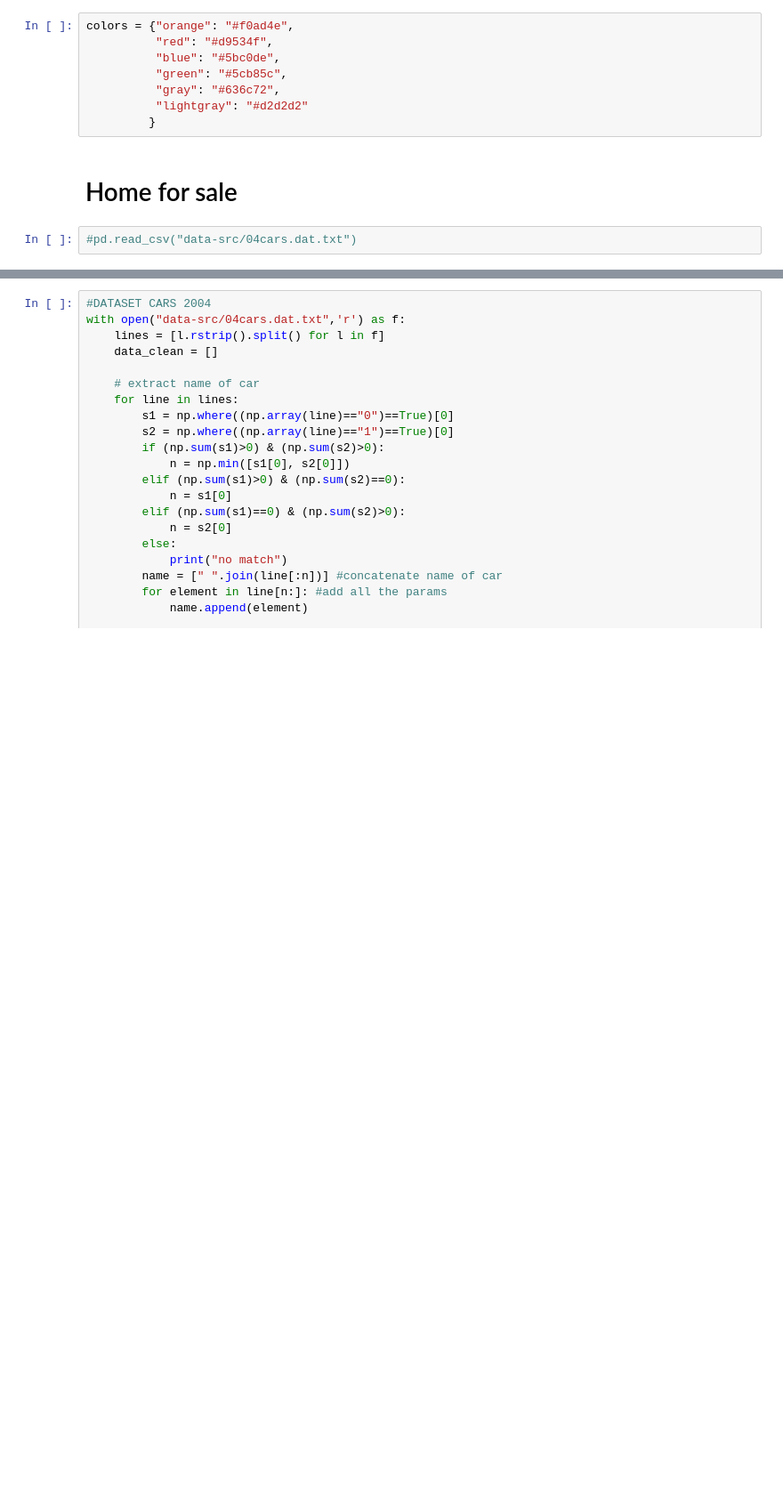
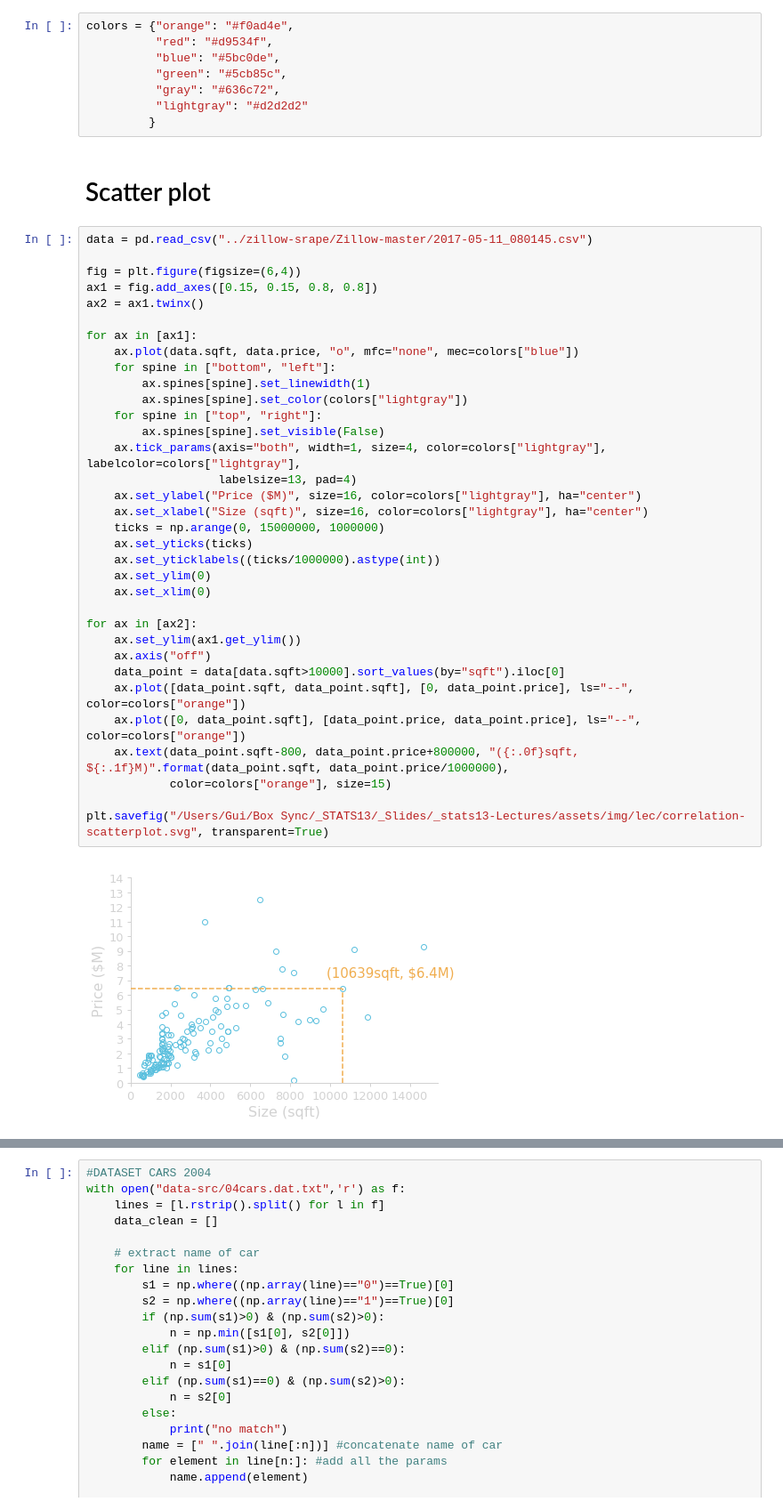
Before and after one commit to gcalmettes/stats13-slides, a Jupyter notebook: notebook-fig/figs-slides-8-correlation-regression.ipynb, the cells around one changed output, grey strips where cells are left out. Shown at 89% size. Drawn from its saved outputs; the diff is of its cells as text; blank space fills up the shorter version.

Commit message:
crunch time on correlation lecture

```diff
--- a/notebook-fig/figs-slides-8-correlation-regression.ipynb
+++ b/notebook-fig/figs-slides-8-correlation-regression.ipynb
@@ -19,7 +19,41 @@ colors = {"orange": "#f0ad4e",
           "gray": "#636c72",
           "lightgray": "#d2d2d2"
          }
-# %% [markdown]
-# Home for sale
-# %%
-#pd.read_csv("data-src/04cars.dat.txt")
+# %% [markdown]
+# Scatter plot
+# %%
+data = pd.read_csv("../zillow-srape/Zillow-master/2017-05-11_080145.csv")
+
+fig = plt.figure(figsize=(6,4))
+ax1 = fig.add_axes([0.15, 0.15, 0.8, 0.8])
+ax2 = ax1.twinx()
+
+for ax in [ax1]:
+    ax.plot(data.sqft, data.price, "o", mfc="none", mec=colors["blue"])
+    for spine in ["bottom", "left"]:
+        ax.spines[spine].set_linewidth(1)
+        ax.spines[spine].set_color(colors["lightgray"])
+    for spine in ["top", "right"]:
+        ax.spines[spine].set_visible(False)
+    ax.tick_params(axis="both", width=1, size=4, color=colors["lightgray"], labelcolor=colors["lightgray"],
+                   labelsize=13, pad=4)
+    ax.set_ylabel("Price ($M)", size=16, color=colors["lightgray"], ha="center")
+    ax.set_xlabel("Size (sqft)", size=16, color=colors["lightgray"], ha="center")
+    ticks = np.arange(0, 15000000, 1000000)
+    ax.set_yticks(ticks)
+    ax.set_yticklabels((ticks/1000000).astype(int))
+    ax.set_ylim(0)
+    ax.set_xlim(0)
+
+for ax in [ax2]:
+    ax.set_ylim(ax1.get_ylim())
+    ax.axis("off")
+    data_point = data[data.sqft>10000].sort_values(by="sqft").iloc[0]
+    ax.plot([data_point.sqft, data_point.sqft], [0, data_point.price], ls="--", color=colors["orange"])
+    ax.plot([0, data_point.sqft], [data_point.price, data_point.price], ls="--", color=colors["orange"])
+    ax.text(data_point.sqft-800, data_point.price+800000, "({:.0f}sqft, ${:.1f}M)".format(data_point.sqft, data_point.price/1000000),
+            color=colors["orange"], size=15)
+
+plt.savefig("/Users/Gui/Box Sync/_STATS13/_Slides/_stats13-Lectures/assets/img/lec/correlation-scatterplot.svg", transparent=True)
+# %% [output]
+[figure, added]
```
Also changed, not shown: parts of 7 cells of this notebook, 5 other files.
